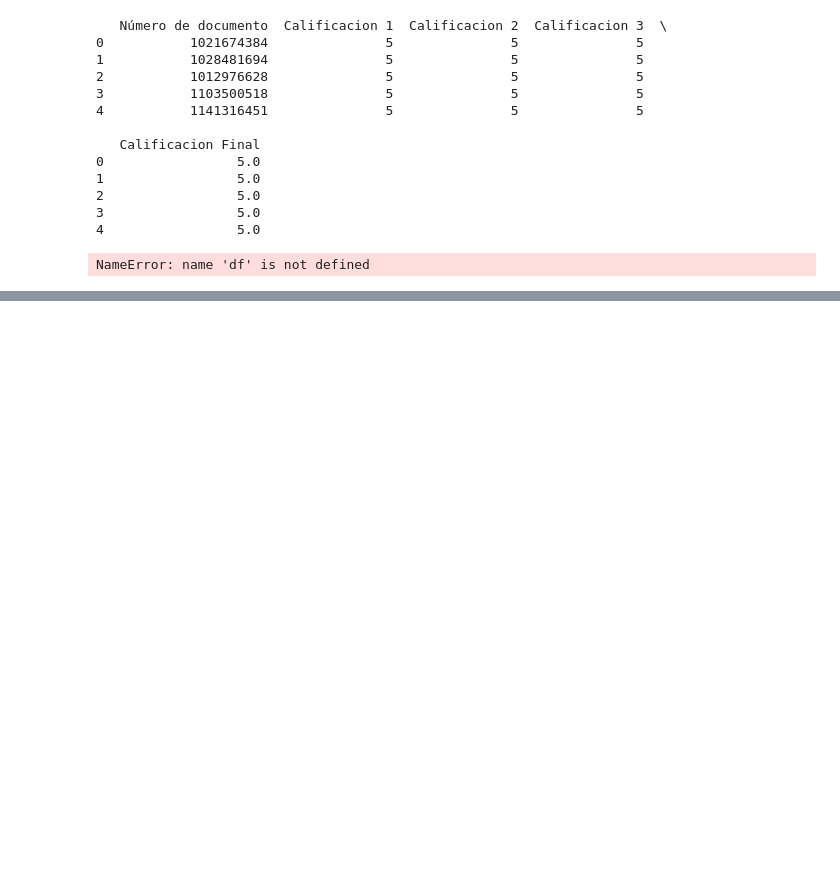
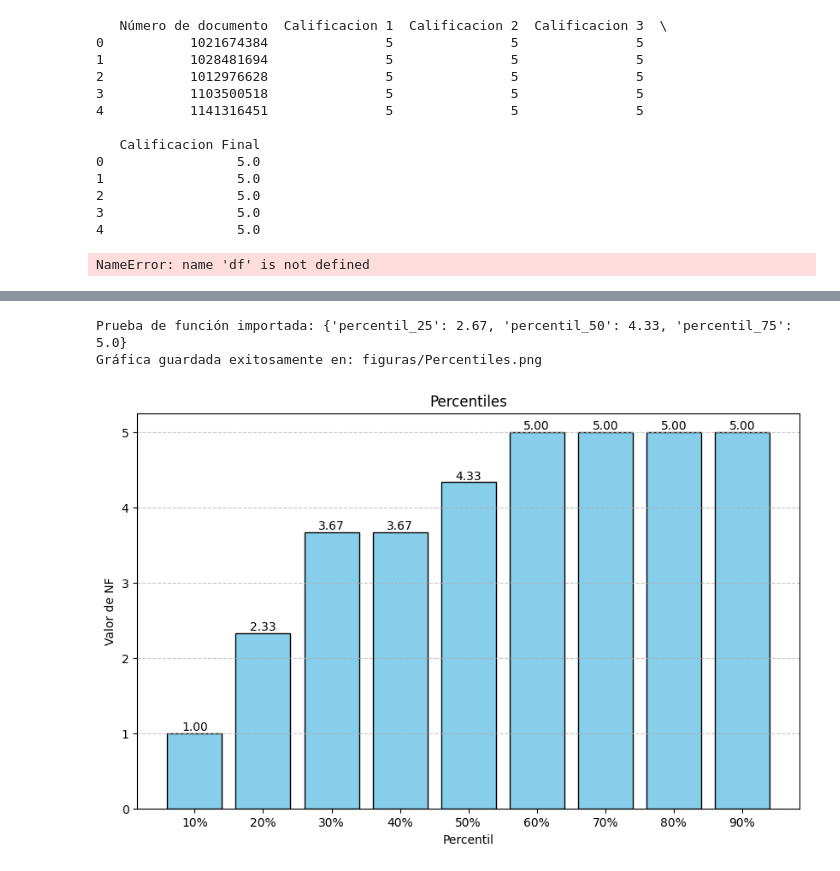
Before and after one commit to acamilos15/Proyecto_Final_Grupo_-4, a Jupyter notebook: pandas/estudiante2.ipynb, the cells around one changed output, grey strips where cells are left out. Drawn from its saved outputs; the diff is of its cells as text; code cells hidden in the pictures; blank space fills up the shorter version.

Commit message:
arregle funcion percentiles y cree grafico

```diff
--- a/pandas/estudiante2.ipynb
+++ b/pandas/estudiante2.ipynb
@@ -106,3 +106,69 @@ df
 | 15 | 1011095164 | 5740.000 | 5620.000 | 5600 | 5742.0 | ... |
 | 16 | 1193231792 | 175.000 | 152.000 | 1 | 7792.0 | ... |
 | 17 | 1077228324 | 7382.000 | 7238.000 | 366,82 | 7382.0 | ... |
+# %%
+import pandas as pd
+import matplotlib.pyplot as plt
+import os
+
+# 1. Importamos la función (asumiendo que funciones.py está en la misma carpeta 'pandas')
+from funciones import percentiles
+
+# --- CONFIGURACIÓN ---
+nombre_archivo = "Quiz Cálculo 1- Gobierno 22 de Octubre(1-18).csv" # CAMBIA ESTO por el nombre real de tu csv
+columna_objetivo = 'NF'
+
+# Solo para probar que la importación funciona (parte del requisito)
+resultado_funcion = percentiles(nombre_archivo, columna_objetivo)
+print(f"Prueba de función importada: {resultado_funcion}")
+
+# --- GENERACIÓN DE LA GRÁFICA ---
+
+# Leemos los datos para generar los percentiles 10-90
+try:
+    df = pd.read_csv(nombre_archivo)
+
+    if columna_objetivo in df.columns:
+        # Generamos la lista de percentiles del 10 al 90 (0.1 a 0.9)
+        rangos = [x/100 for x in range(10, 100, 10)] # [0.1, 0.2, ..., 0.9]
+        valores = df[columna_objetivo].quantile(rangos)
+
+        # Crear la figura
+        plt.figure(figsize=(10, 6))
+
+        # Crear gráfico de barras
+        # Usamos los índices (0.1, 0.2...) como etiquetas x, y los valores como altura
+        barras = plt.bar([f"{int(x*100)}%" for x in rangos], valores, color='skyblue', edgecolor='black')
+
+        plt.title('Percentiles')
+        plt.xlabel('Percentil')
+        plt.ylabel(f'Valor de {columna_objetivo}')
+        plt.grid(axis='y', linestyle='--', alpha=0.7)
+
+        # Añadir los valores encima de las barras (opcional, pero se ve mejor)
+        for barra in barras:
+            height = barra.get_height()
+            plt.text(barra.get_x() + barra.get_width()/2., height,
+                     f'{height:.2f}', ha='center', va='bottom')
+
+        # --- GUARDAR EN LA CARPETA FIGURAS ---
+        # Dado que estás en la carpeta 'pandas', la ruta relativa es 'figuras/nombre.png'
+        ruta_guardado = os.path.join('figuras', 'Percentiles.png')
+
+        # Verificamos que la carpeta exista, si no, la crea (por seguridad)
+        os.makedirs('figuras', exist_ok=True)
+
+        plt.savefig(ruta_guardado)
+        print(f"Gráfica guardada exitosamente en: {ruta_guardado}")
+
+        plt.show()
+
+    else:
+        print("Error: La columna 'NF' no existe en el DataFrame para graficar.")
+
+except FileNotFoundError:
+    print(f"Error: No se encontró el archivo {nombre_archivo}")
+# %% [output]
+Prueba de función importada: {'percentil_25': 2.67, 'percentil_50': 4.33, 'percentil_75': 5.0}
+Gráfica guardada exitosamente en: figuras/Percentiles.png
+[figure, added]
```
Also changed, not shown: 2 other files.
